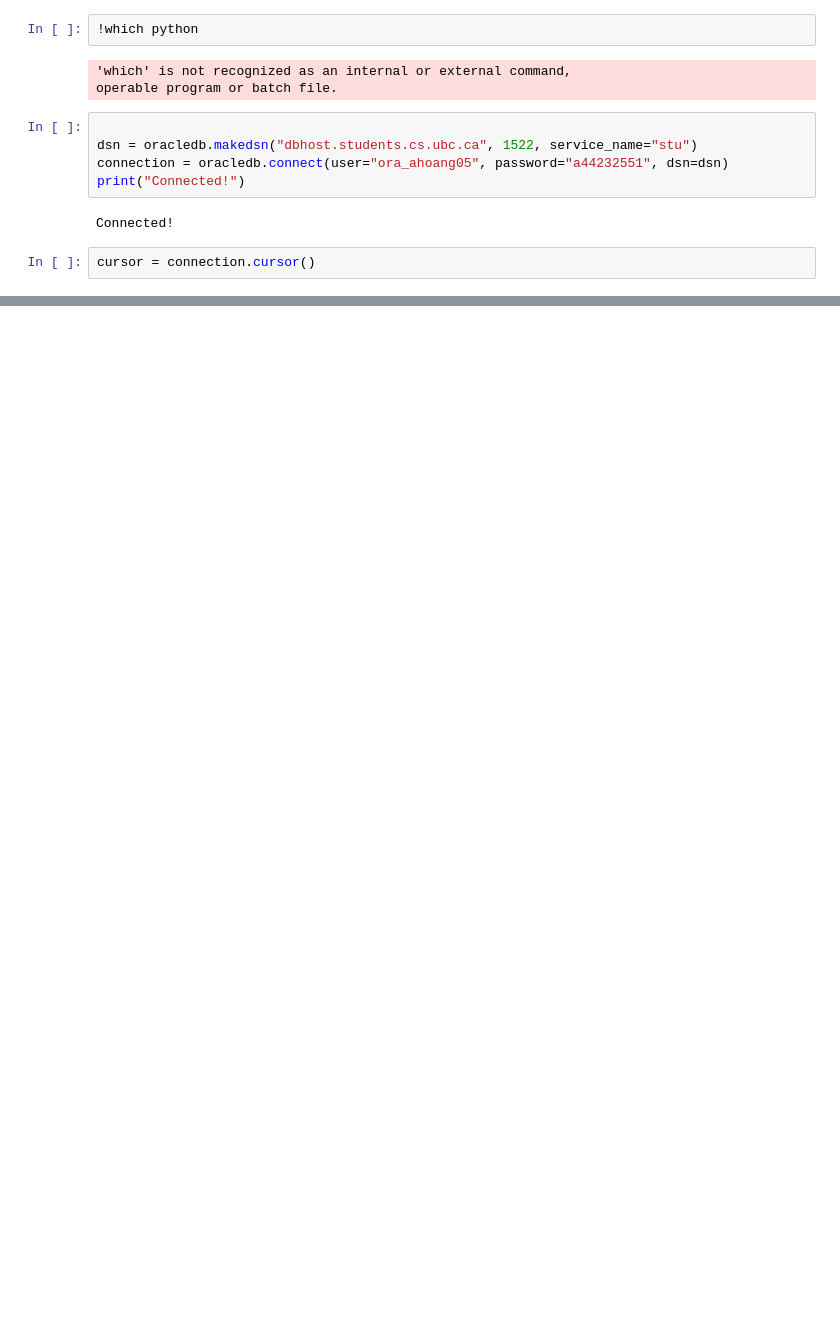
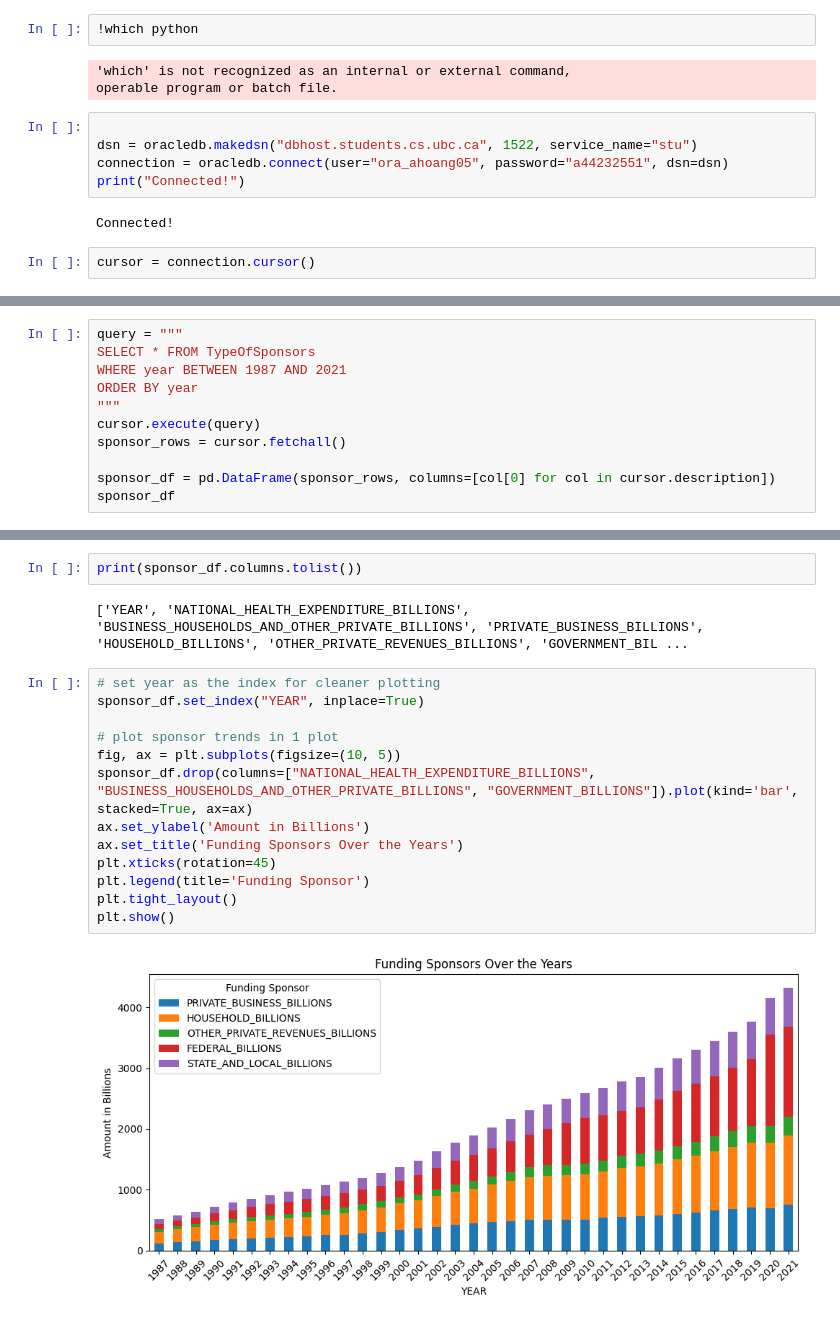
Before and after one commit to the-anh-hoang/insurance_analysis, a Jupyter notebook: connection.ipynb, the cells around one changed output, grey strips where cells are left out. Cells and saved outputs as stored; diff of their text form; blank space fills up the shorter version.

```diff
--- a/connection.ipynb
+++ b/connection.ipynb
@@ -58,0 +313,11 @@ connection.close()
+# %%
+query = """
+SELECT * FROM TypeOfSponsors
+WHERE year BETWEEN 1987 AND 2021
+ORDER BY year
+"""
+cursor.execute(query)
+sponsor_rows = cursor.fetchall()
+
+sponsor_df = pd.DataFrame(sponsor_rows, columns=[col[0] for col in cursor.description])
+sponsor_df
@@ -58,0 +371,20 @@ connection.close()
+# %%
+print(sponsor_df.columns.tolist())
+# %% [output]
+['YEAR', 'NATIONAL_HEALTH_EXPENDITURE_BILLIONS', 'BUSINESS_HOUSEHOLDS_AND_OTHER_PRIVATE_BILLIONS', 'PRIVATE_BUSINESS_BILLIONS', 'HOUSEHOLD_BILLIONS', 'OTHER_PRIVATE_REVENUES_BILLIONS', 'GOVERNMENT_BIL ...
+# %%
+# set year as the index for cleaner plotting
+sponsor_df.set_index("YEAR", inplace=True)
+
+# plot sponsor trends in 1 plot
+fig, ax = plt.subplots(figsize=(10, 5))
+sponsor_df.drop(columns=["NATIONAL_HEALTH_EXPENDITURE_BILLIONS",
+"BUSINESS_HOUSEHOLDS_AND_OTHER_PRIVATE_BILLIONS", "GOVERNMENT_BILLIONS"]).plot(kind='bar', stacked=True, ax=ax)
+ax.set_ylabel('Amount in Billions')
+ax.set_title('Funding Sponsors Over the Years')
+plt.xticks(rotation=45)
+plt.legend(title='Funding Sponsor')
+plt.tight_layout()
+plt.show()
+# %% [output]
+[figure, added]
```
Also changed, not shown: parts of 23 cells of this notebook.
